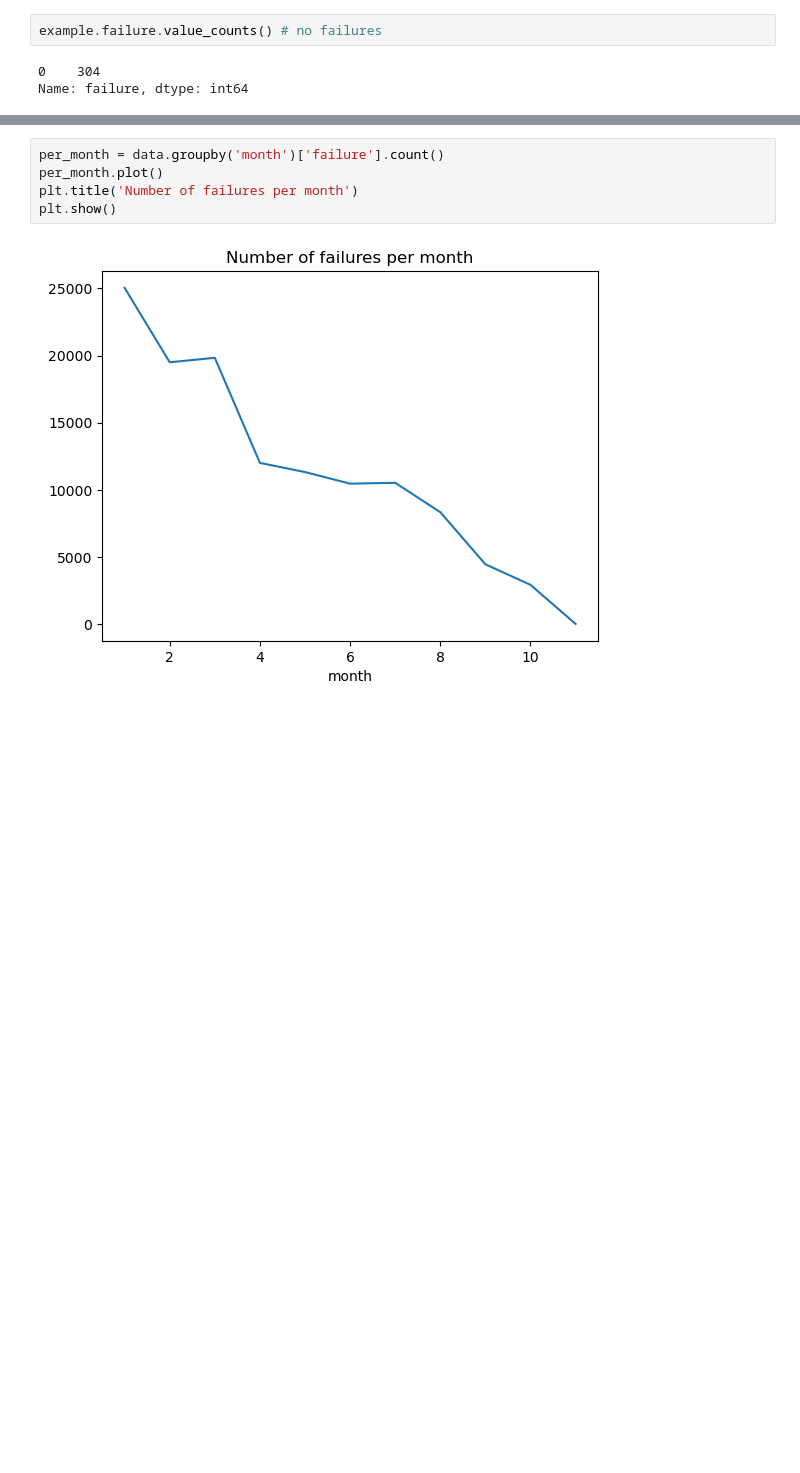
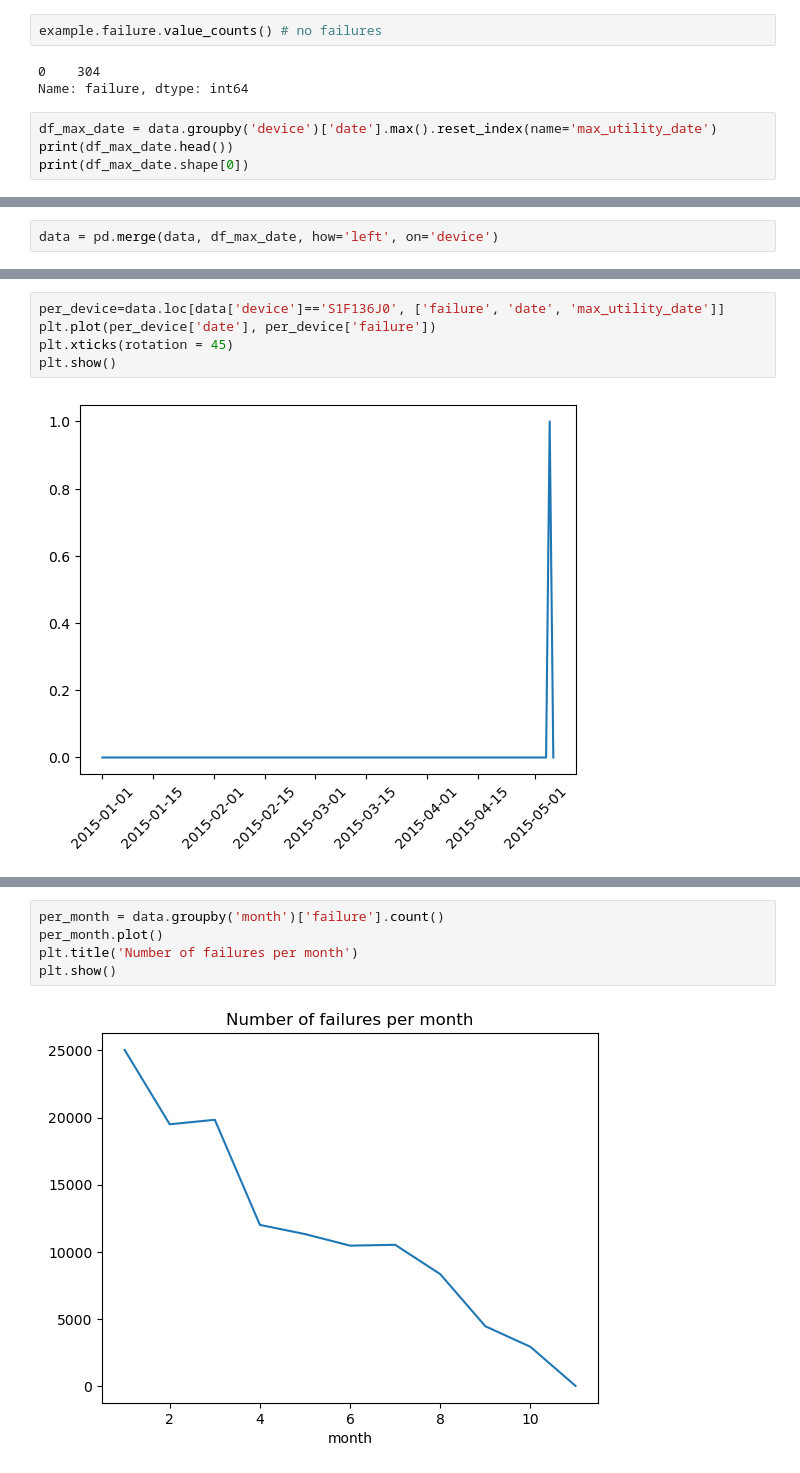
Before and after one commit to tamaricki/Projects, a Jupyter notebook: predictive_maintenance.ipynb, the cells around one changed output, grey strips where cells are left out. Drawn from its saved outputs; the diff is of its cells as text; blank space fills up the shorter version.

```diff
--- a/predictive_maintenance.ipynb
+++ b/predictive_maintenance.ipynb
@@ -178,3 +182,7 @@ example.failure.value_counts() # no failures
 # %% [output]
 0    304
 Name: failure, dtype: int64
+# %%
+df_max_date = data.groupby('device')['date'].max().reset_index(name='max_utility_date')
+print(df_max_date.head())
+print(df_max_date.shape[0])
@@ -180,0 +197,2 @@ Name: failure, dtype: int64
+# %%
+data = pd.merge(data, df_max_date, how='left', on='device')
@@ -180,0 +222,7 @@ Name: failure, dtype: int64
+# %%
+per_device=data.loc[data['device']=='S1F136J0', ['failure', 'date', 'max_utility_date']]
+plt.plot(per_device['date'], per_device['failure'])
+plt.xticks(rotation = 45)
+plt.show()
+# %% [output]
+[figure, added]
```
Also changed, not shown: parts of 13 cells of this notebook.
